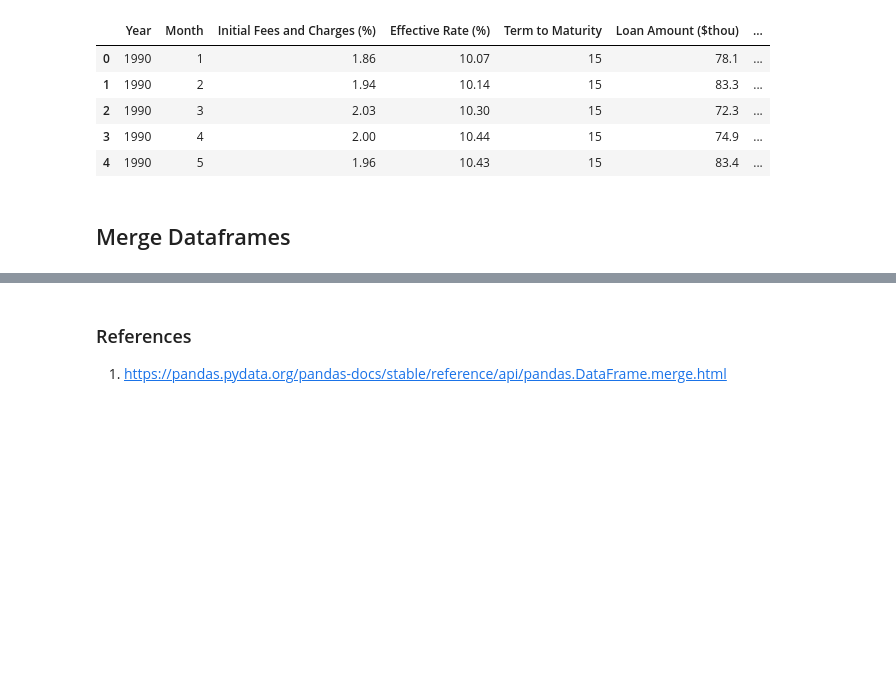
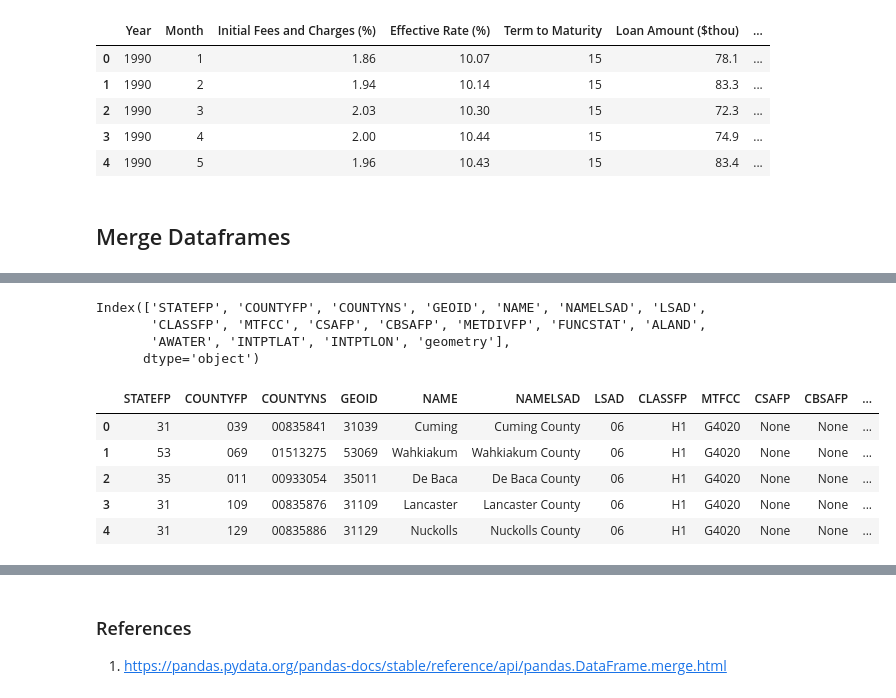
Before and after one commit to MLFP-90803-SP24-FinalProjects/Team17-FinalProject, a Jupyter notebook: Merging_Data.ipynb, the cells around one changed output, grey strips where cells are left out. Drawn from its saved outputs; the diff is of its cells as text; code cells hidden in the pictures; blank space fills up the shorter version.

```diff
--- a/Merging_Data.ipynb
+++ b/Merging_Data.ipynb
@@ -104,0 +235,16 @@ homevalues_v_climate2.to_csv("all_data.csv")
+# %%
+# Loading the shapefile in order to visualize clean data on the US map
+us_counties = gpd.read_file('tl_2022_us_county/tl_2022_us_county.shp')
+print(us_counties.columns)
+us_counties.head()
+# %% [output]
+Index(['STATEFP', 'COUNTYFP', 'COUNTYNS', 'GEOID', 'NAME', 'NAMELSAD', 'LSAD',
+       'CLASSFP', 'MTFCC', 'CSAFP', 'CBSAFP', 'METDIVFP', 'FUNCSTAT', 'ALAND',
+       'AWATER', 'INTPTLAT', 'INTPTLON', 'geometry'],
+      dtype='object')
+|  | STATEFP | COUNTYFP | COUNTYNS | GEOID | NAME | NAMELSAD | LSAD | CLASSFP | MTFCC | CSAFP | CBSAFP | ... |
+| 0 | 31 | 039 | 00835841 | 31039 | Cuming | Cuming County | 06 | H1 | G4020 | None | None | ... |
+| 1 | 53 | 069 | 01513275 | 53069 | Wahkiakum | Wahkiakum County | 06 | H1 | G4020 | None | None | ... |
+| 2 | 35 | 011 | 00933054 | 35011 | De Baca | De Baca County | 06 | H1 | G4020 | None | None | ... |
+| 3 | 31 | 109 | 00835876 | 31109 | Lancaster | Lancaster County | 06 | H1 | G4020 | None | None | ... |
+| 4 | 31 | 129 | 00835886 | 31129 | Nuckolls | Nuckolls County | 06 | H1 | G4020 | None | None | ... |
```
Also changed, not shown: parts of 14 cells of this notebook, 4 other files.
